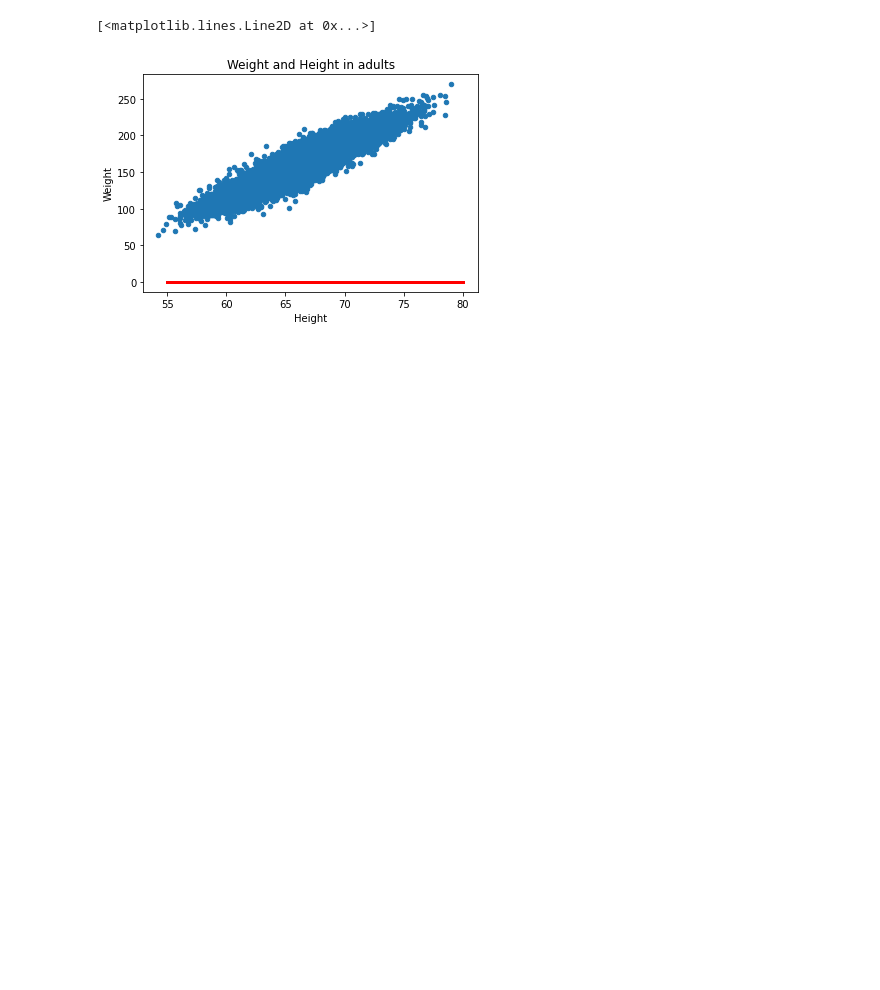
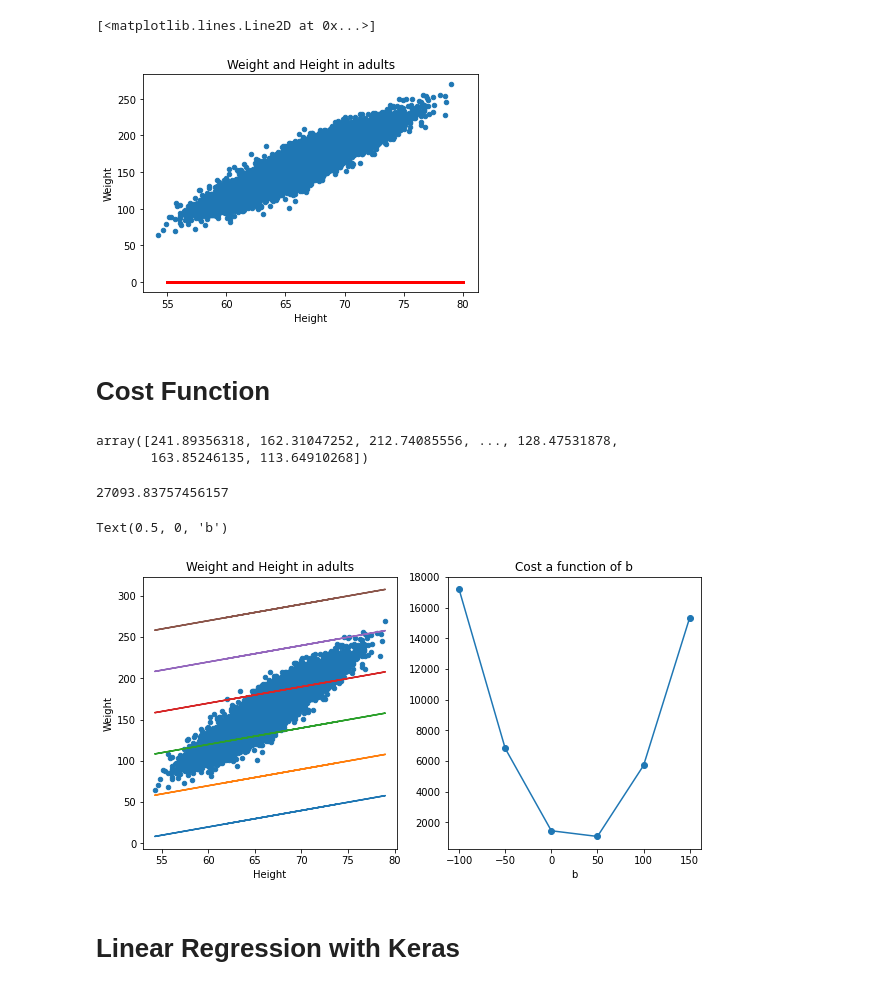
Before and after one commit to harinikanand03/Notebooks, a Jupyter notebook: MLNotebooks2022/LinearRegression.ipynb, the cells around one changed output. Saved outputs shown, nothing was run; the diff lists cells and outputs as text; code cells hidden in the pictures; blank space fills up the shorter version.

Commit message:
Linear Regression commit #1

```diff
--- a/MLNotebooks2022/LinearRegression.ipynb
+++ b/MLNotebooks2022/LinearRegression.ipynb
@@ -69,7 +70,51 @@ plt.plot(x, yhat, color='red', linewidth=3)
 # %% [output]
 [<matplotlib.lines.Line2D at 0x...>]
 [figure]
+# %% [markdown]
+# Cost Function
 # %%
 def mean_squared_error(y_true, y_pred):
     s = (y_true - y_pred)**2
     return s.mean()
+# %%
+x = data['Height'].values
+y_true = data['Weight'].values
+# %%
+y_true
+# %% [output]
+array([241.89356318, 162.31047252, 212.74085556, ..., 128.47531878,
+       163.85246135, 113.64910268])
+# %%
+y_pred = line(x)
+mean_squared_error(y_true, y_pred)
+# %% [output]
+27093.83757456157
+# %%
+plt.figure(figsize=(10,5))
+
+ax1 = plt.subplot(121)
+data.plot.scatter(x='Height',
+                  y='Weight',
+                  title='Weight and Height in adults',
+                  ax=ax1)
+
+# explore cost function for a few values of b
+bbs = np.array([-100,-50, 0, 50, 100, 150])
+mses = []
+
+for b in bbs:
+    y_pred = line(x, w=2, b=b)
+    mse = mean_squared_error(y_true, y_pred)
+    mses.append(mse)
+    plt.plot(x, y_pred)
+
+# plot 2: cost function
+ax2 = plt.subplot(122)
+plt.plot(bbs, mses, 'o-')
+plt.title('Cost a function of b')
+plt.xlabel('b')
+# %% [output]
+Text(0.5, 0, 'b')
+[figure, added]
+# %% [markdown]
+# Linear Regression with Keras
```
Also changed, not shown: parts of 23 cells of this notebook.
